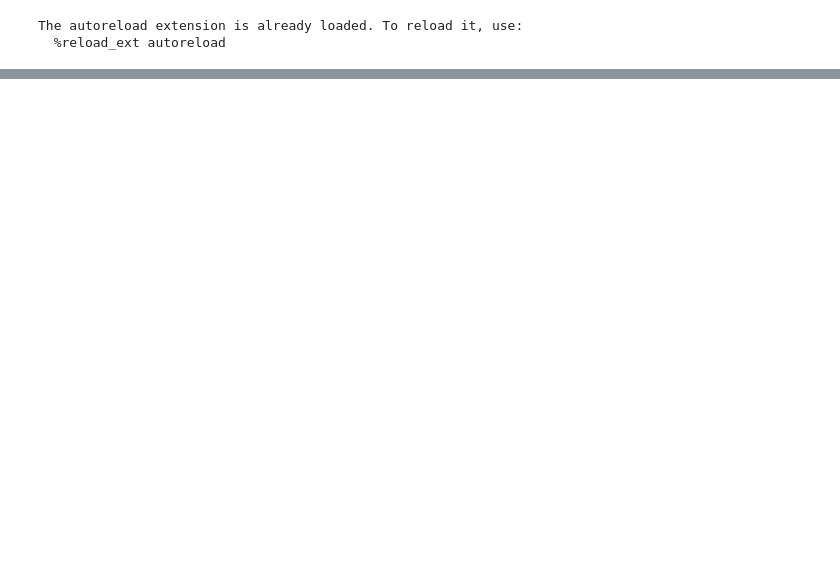
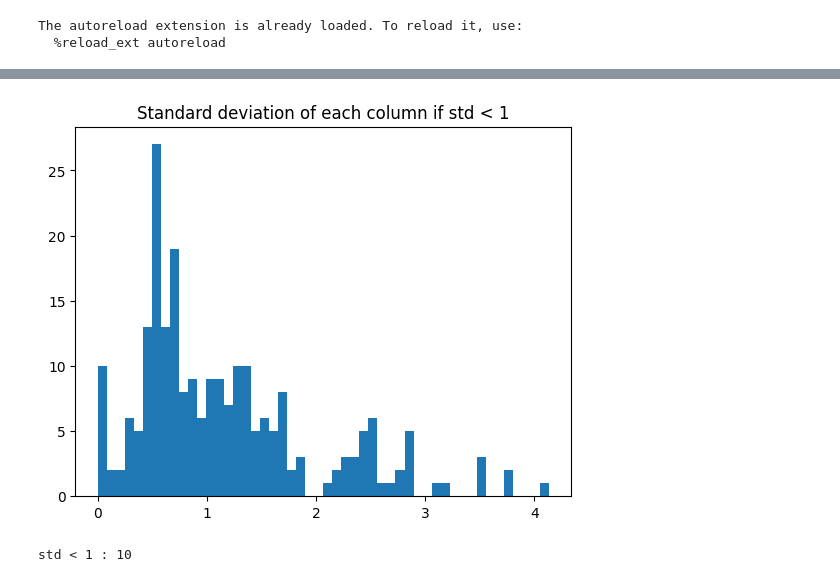
Before and after one commit to melinacherchali/CHD-Predictor, a Jupyter notebook: main.ipynb, the cells around one changed output, grey strips where cells are left out. Saved outputs shown, nothing was run; the diff lists cells and outputs as text; code cells hidden in the pictures; blank space fills up the shorter version.

```diff
--- a/main.ipynb
+++ b/main.ipynb
@@ -42,0 +73,12 @@ plt.show()
+# %%
+# plot std of each columns if std < 1
+std_1 = std[std < 5]
+plt.hist(std_1, bins=50)
+plt.title('Standard deviation of each column if std < 1')
+plt.show()
+
+# count std > 1
+print('std < 1 :', len(std[std < 0.1]))
+# %% [output]
+[figure, added]
+std < 1 : 10
```
Also changed, not shown: parts of 23 cells of this notebook, 1 other file.
